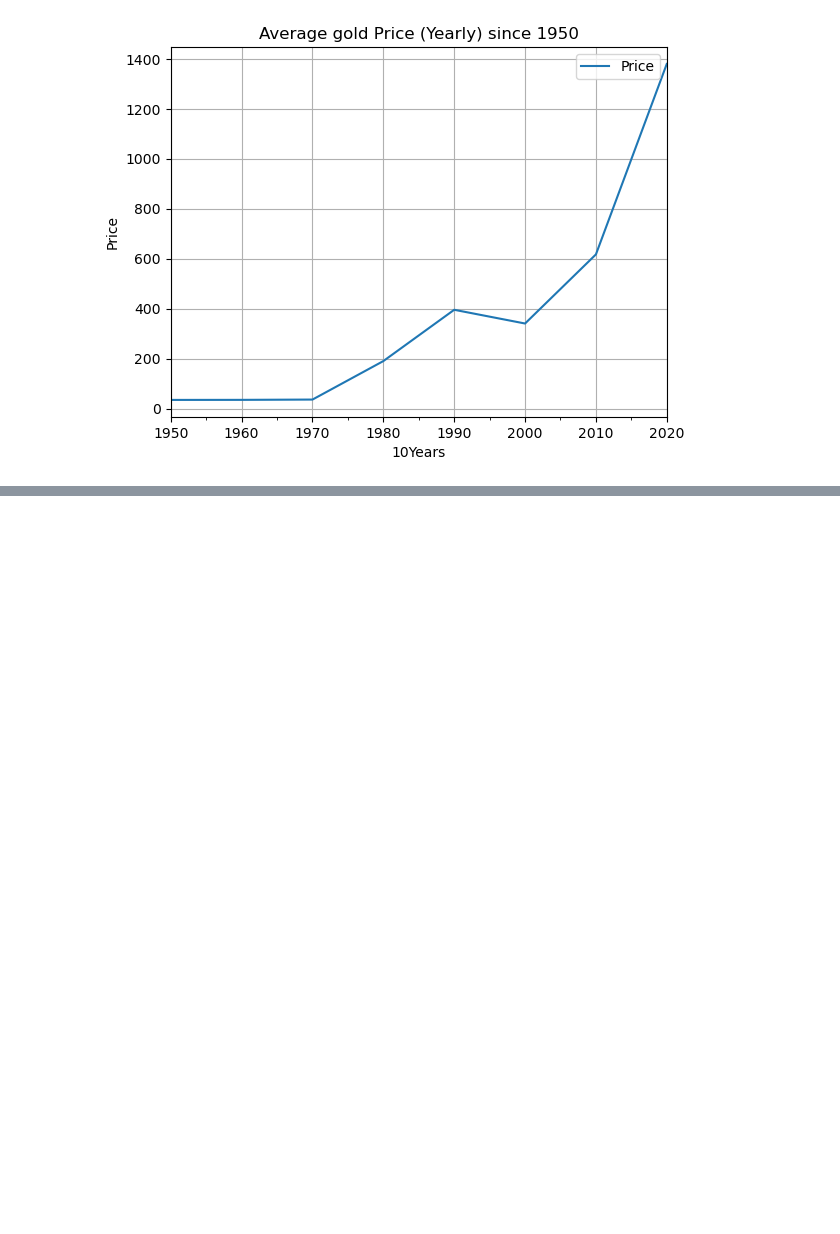
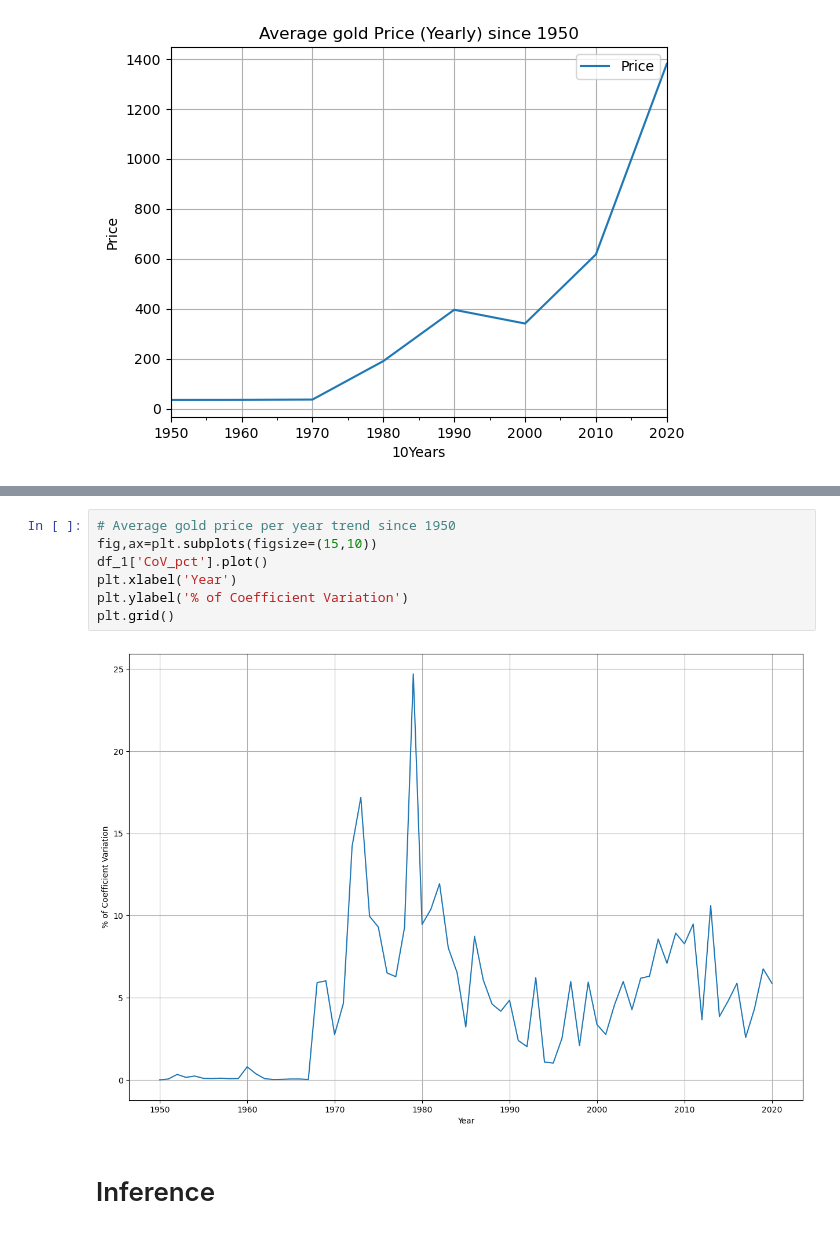
Before and after one commit to parthvichare/Gold-Price-Analysis, a Jupyter notebook: GOLD forecasting.ipynb, the cells around one changed output, grey strips where cells are left out. Drawn from its saved outputs; the diff is of its cells as text; blank space fills up the shorter version.

```diff
--- a/GOLD forecasting.ipynb
+++ b/GOLD forecasting.ipynb
@@ -204,0 +214,11 @@ Timestamp('2020-07-31 00:00:00')
+# %%
+# Average gold price per year trend since 1950
+fig,ax=plt.subplots(figsize=(15,10))
+df_1['CoV_pct'].plot()
+plt.xlabel('Year')
+plt.ylabel('% of Coefficient Variation')
+plt.grid()
+# %% [output]
+[figure, added]
+# %% [markdown]
+# Inference
```
Also changed, not shown: parts of 78 cells of this notebook.
